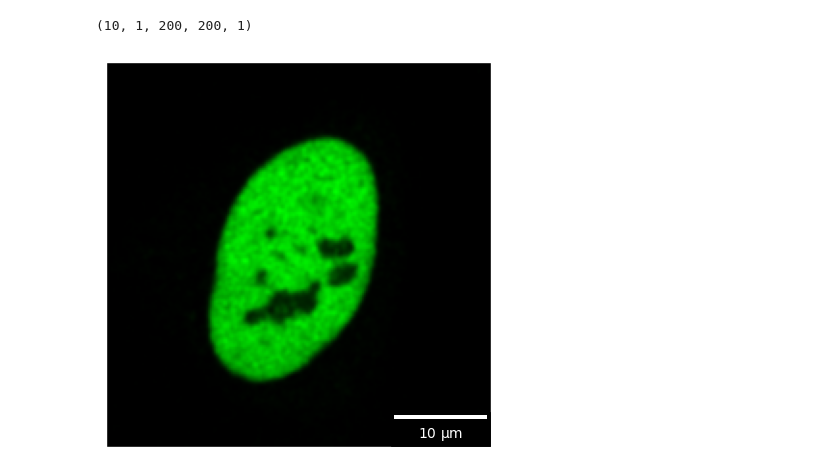
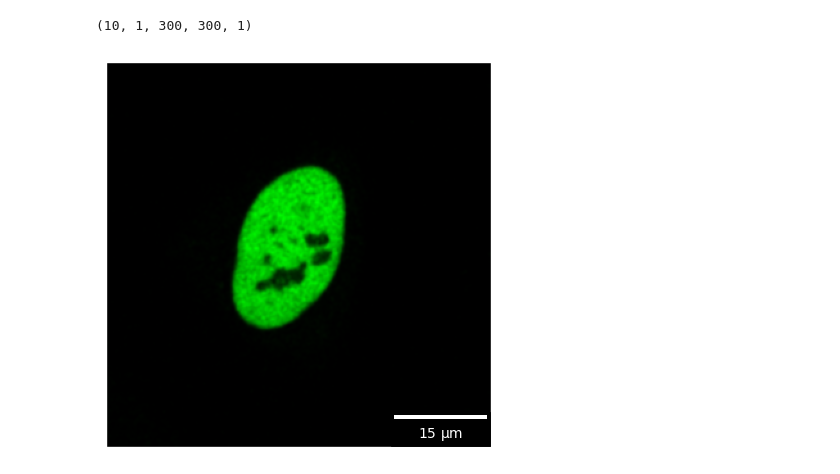
Before and after one commit to ningzhaoAnschutz/utag_paper, a Jupyter notebook: notebooks/Figure_6/Figure_6D.ipynb, the cells around one changed output. Saved outputs shown, nothing was run; the diff lists cells and outputs as text; code cells hidden in the pictures.

```diff
--- a/notebooks/Figure_6/Figure_6D.ipynb
+++ b/notebooks/Figure_6/Figure_6D.ipynb
@@ -6,39 +7,39 @@ main_dir = Path(src_dir.parents[0])
 from imports import *
 # %%
-importlib.reload(mi)
 plot_name = 'UTag cysteine free'
-lif_dir = microscope_folder_path.parent.joinpath('Zhao lab shared folder/Our papers/Anti-Utag-frankenbody paper/Translation/Translocation_new/04242025 24 hrs Tfx pNZ208_pNZ377.lif')
+#lif_dir = microscope_folder_path.parent.joinpath('Zhao lab shared folder/Our papers/Anti-Utag-frankenbody paper/Translation/Translocation_new/04242025 24 hrs Tfx pNZ208_pNZ377.lif')
+lif_dir = Path("/Volumes/Luis_DRIVE/UTag_paper_data/Translocation/04242025 24hr Tfx pNZ208_pNZ377.lif")
 list_images, list_names, pixel_xy_um, voxel_z_um, channel_names, number_color_channels,list_time_intervals, bit_depth,_,_,_  = mi.ReadLif(lif_dir,show_metadata=False,save_tif=False,save_png=False,format='TZYXC').read()
 selected_image = list_images[13]
 x_size = selected_image.shape[2]
 y_size = selected_image.shape[1]
-x_position_start = 180
-y_position_start = 130
-image_size = 200
+x_position_start = 135
+y_position_start = 88
+image_size = 300
 x_position_end = x_position_start + image_size
 y_position_end = y_position_start + image_size
 cropped_image =selected_image[:,:,x_position_start:x_position_end,y_position_start:y_position_end,:]
 print(cropped_image.shape)
 mi.Plots().plot_images(cropped_image,
                         df=None,
                         masks=None,
                         figsize=(8.5, 5),
                         selected_time=None,
                         suptitle=None,
                         show_trajectories=False,
                         save_plots=False,
                         plot_name='temp',
                         show_plot=True,
                         use_maximum_projection=True,
                         use_gaussian_filter=True,
                         gaussian_sigma=1,
                         cmap=cmap_list_imagej[0],
                         min_max_percentile=[10, 99.9],
                         show_gird=False,
                         microns_per_pixel=pixel_xy_um,
                         vmax=None)
 # %% [output]
-(10, 1, 200, 200, 1)
+(10, 1, 300, 300, 1)
-[figure, old version]
+[figure, new version]
 # %%
 
```
Also changed, not shown: parts of 2 cells of this notebook.
